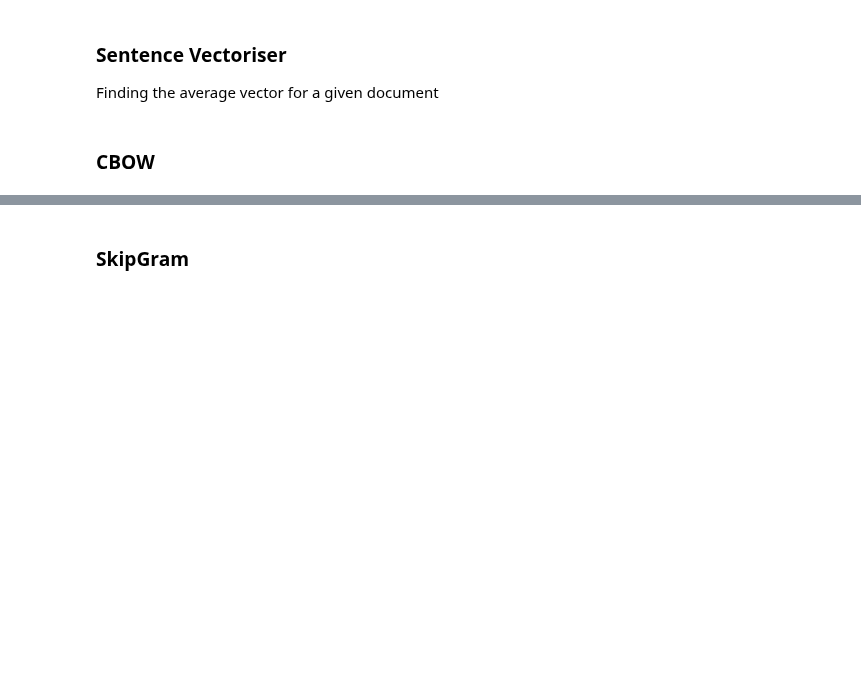
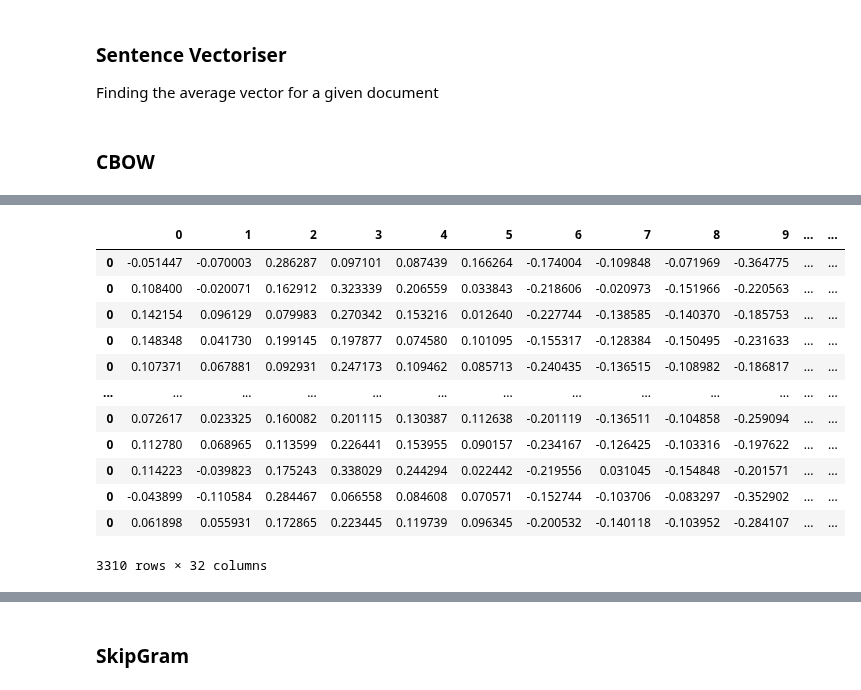
Before and after one commit to divyas39/SSL-Offensive-Lang-Detection-Social-Media, a Jupyter notebook: Co-Training.ipynb, the cells around one changed output, grey strips where cells are left out. Drawn from its saved outputs; the diff is of its cells as text; code cells hidden in the pictures; blank space fills up the shorter version.

```diff
--- a/Co-Training.ipynb
+++ b/Co-Training.ipynb
@@ -276,0 +340,17 @@ Name: tweet, Length: 3310, dtype: object
+# %%
+X_test_cbow = convert_df(X_test_cbow)
+X_test_cbow
+# %% [output]
+|  | 0 | 1 | 2 | 3 | 4 | 5 | 6 | 7 | 8 | 9 | ... | ... |
+| 0 | -0.051447 | -0.070003 | 0.286287 | 0.097101 | 0.087439 | 0.166264 | -0.174004 | -0.109848 | -0.071969 | -0.364775 | ... | ... |
+| 0 | 0.108400 | -0.020071 | 0.162912 | 0.323339 | 0.206559 | 0.033843 | -0.218606 | -0.020973 | -0.151966 | -0.220563 | ... | ... |
+| 0 | 0.142154 | 0.096129 | 0.079983 | 0.270342 | 0.153216 | 0.012640 | -0.227744 | -0.138585 | -0.140370 | -0.185753 | ... | ... |
+| 0 | 0.148348 | 0.041730 | 0.199145 | 0.197877 | 0.074580 | 0.101095 | -0.155317 | -0.128384 | -0.150495 | -0.231633 | ... | ... |
+| 0 | 0.107371 | 0.067881 | 0.092931 | 0.247173 | 0.109462 | 0.085713 | -0.240435 | -0.136515 | -0.108982 | -0.186817 | ... | ... |
+| ... | ... | ... | ... | ... | ... | ... | ... | ... | ... | ... | ... | ... |
+| 0 | 0.072617 | 0.023325 | 0.160082 | 0.201115 | 0.130387 | 0.112638 | -0.201119 | -0.136511 | -0.104858 | -0.259094 | ... | ... |
+| 0 | 0.112780 | 0.068965 | 0.113599 | 0.226441 | 0.153955 | 0.090157 | -0.234167 | -0.126425 | -0.103316 | -0.197622 | ... | ... |
+| 0 | 0.114223 | -0.039823 | 0.175243 | 0.338029 | 0.244294 | 0.022442 | -0.219556 | 0.031045 | -0.154848 | -0.201571 | ... | ... |
+| 0 | -0.043899 | -0.110584 | 0.284467 | 0.066558 | 0.084608 | 0.070571 | -0.152744 | -0.103706 | -0.083297 | -0.352902 | ... | ... |
+| 0 | 0.061898 | 0.055931 | 0.172865 | 0.223445 | 0.119739 | 0.096345 | -0.200532 | -0.140118 | -0.103952 | -0.284107 | ... | ... |
+3310 rows × 32 columns
```
Also changed, not shown: parts of 11 cells of this notebook.
